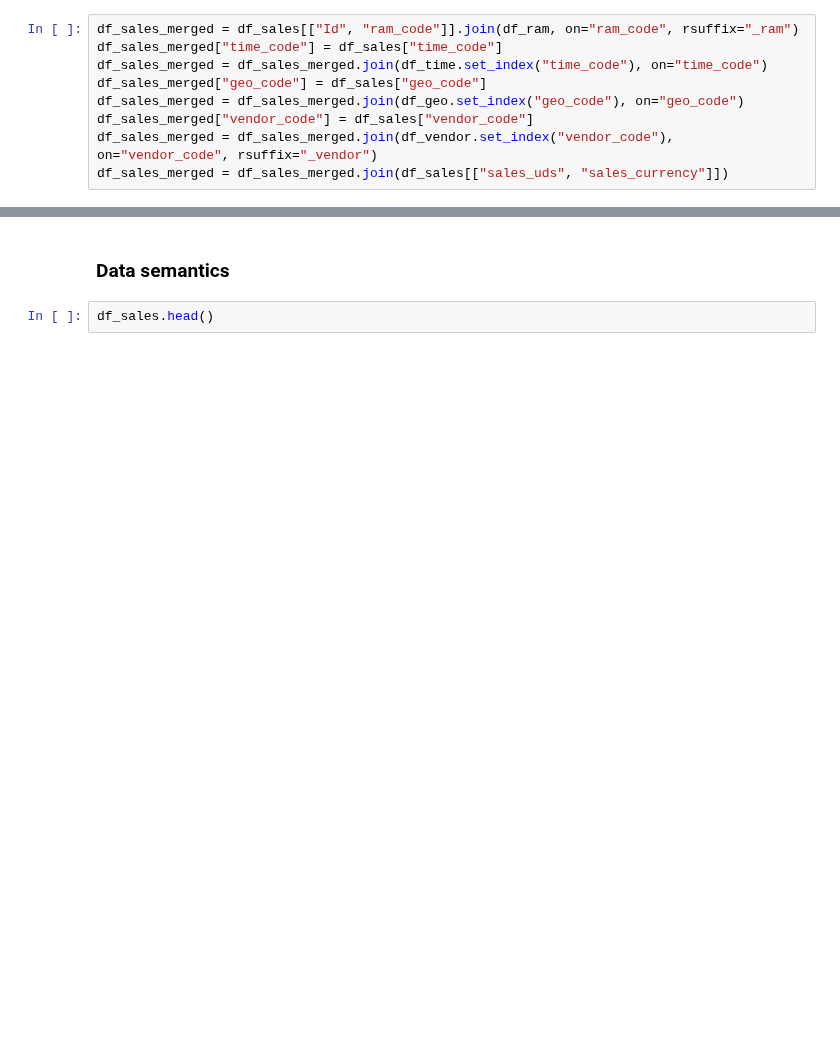
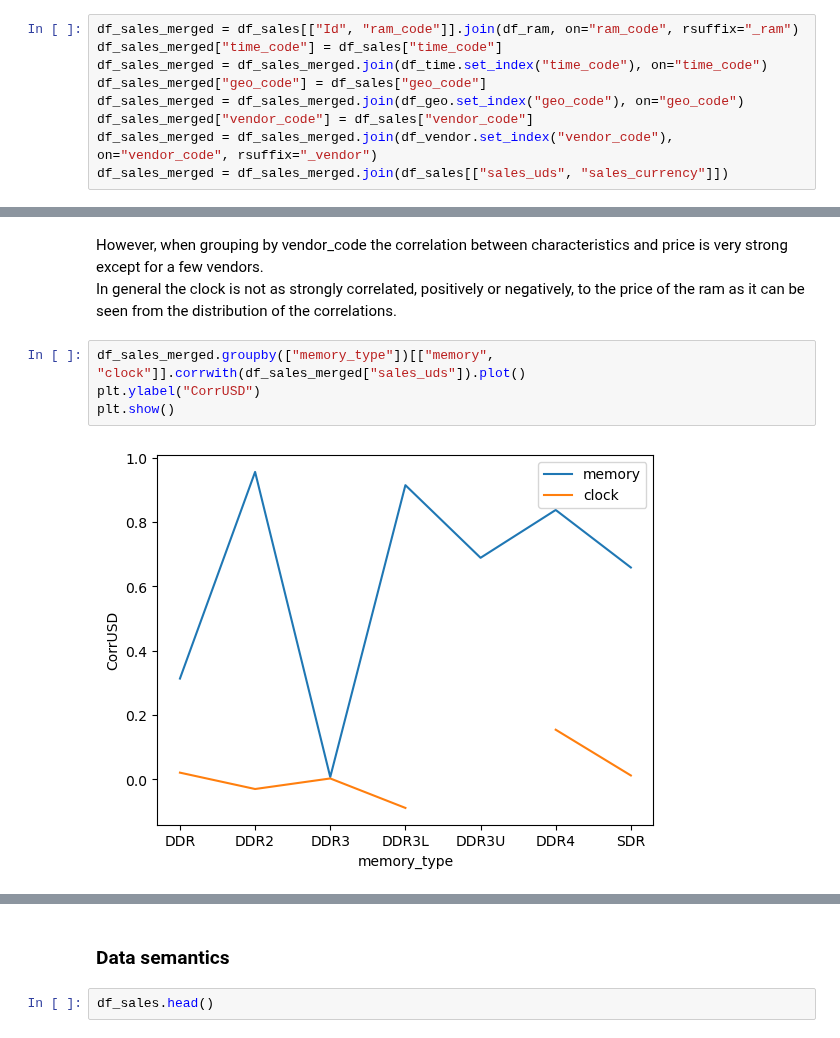
Before and after one commit to adettori/Data-Mining-DM-2020-project, a Jupyter notebook: dm2020-2-task1.ipynb, the cells around one changed output, grey strips where cells are left out. Saved outputs shown, nothing was run; the diff lists cells and outputs as text; blank space fills up the shorter version.

```diff
--- a/dm2020-2-task1.ipynb
+++ b/dm2020-2-task1.ipynb
@@ -217,0 +401,9 @@ The majority of the correlation coefficients present are not relevant, some howe
+# %% [markdown]
+However, when grouping by vendor_code the correlation between characteristics and price is very strong except for a few vendors.
+In general the clock is not as strongly correlated, positively or negatively, to the price of the ram as it can be seen from the distribution of the correlations.
+# %%
+df_sales_merged.groupby(["memory_type"])[["memory", "clock"]].corrwith(df_sales_merged["sales_uds"]).plot()
+plt.ylabel("CorrUSD")
+plt.show()
+# %% [output]
+[figure, added]
```
Also changed, not shown: parts of 101 cells of this notebook.
